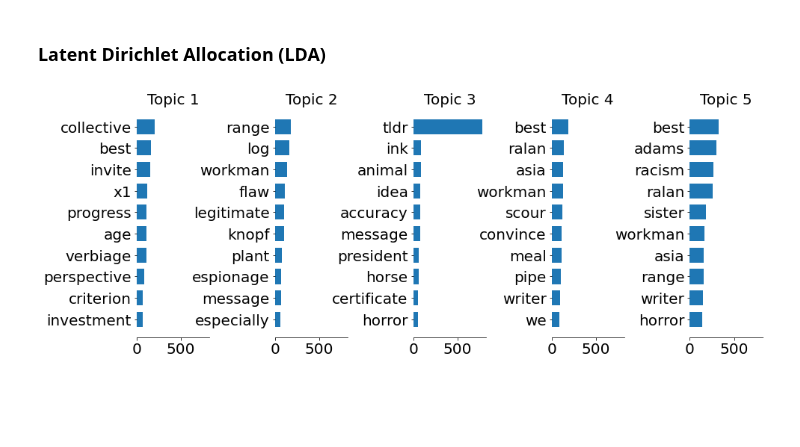
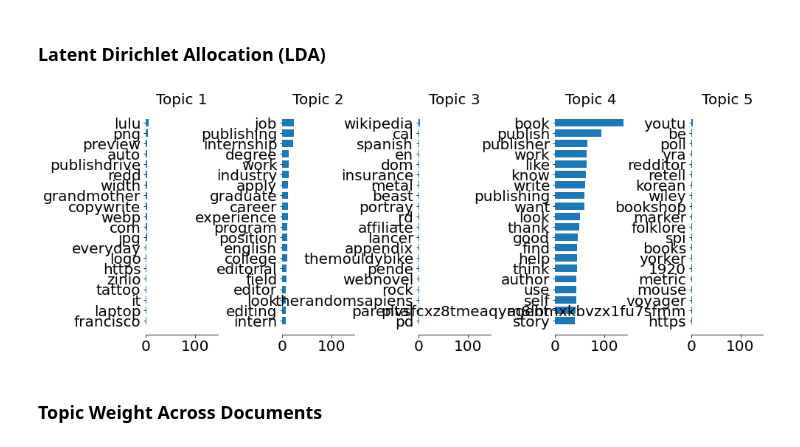
Before and after one commit to meiqingli/dssj_summer2022, a Jupyter notebook: dssj_publishing.ipynb, the cells around one changed output. Saved outputs shown, nothing was run; the diff lists cells and outputs as text; code cells hidden in the pictures; blank space fills up the shorter version.

```diff
--- a/dssj_publishing.ipynb
+++ b/dssj_publishing.ipynb
@@ -1202,10 +1182,10 @@ from sklearn.feature_extraction.text import TfidfVectorizer
 # Vectorize, using only the top 5000 TF-IDF values
 vectorizer = TfidfVectorizer(max_features=5000)
 
-X_comments = df_comments_noBlanks['lemmas']
+#X_comments = df_comments_noBlanks['lemmas']
 X_posts = df_posts_noBlanks['lemmas']
 
-tfidf_comments =  vectorizer.fit_transform(X_comments)
+#tfidf_comments =  vectorizer.fit_transform(X_comments)
 tfidf_posts =  vectorizer.fit_transform(X_posts)
 # %%
 # apply LDA model to posts and comments (this takes a while)
@@ -1260,7 +1238,9 @@ def plot_top_words(model, feature_names, n_top_words=10, n_row=1, n_col=5, norma
     return fig, axes
 # %%
 token_names = vectorizer.get_feature_names_out()
-plot_top_words(lda_comments, token_names)
+plot_top_words(lda_posts, token_names,20, 1, 5)
 plt.show()
 # %% [output]
-[figure, old version]
+[figure, new version]
+# %% [markdown]
+### Topic Weight Across Documents
```
Also changed, not shown: parts of 22 cells of this notebook.
